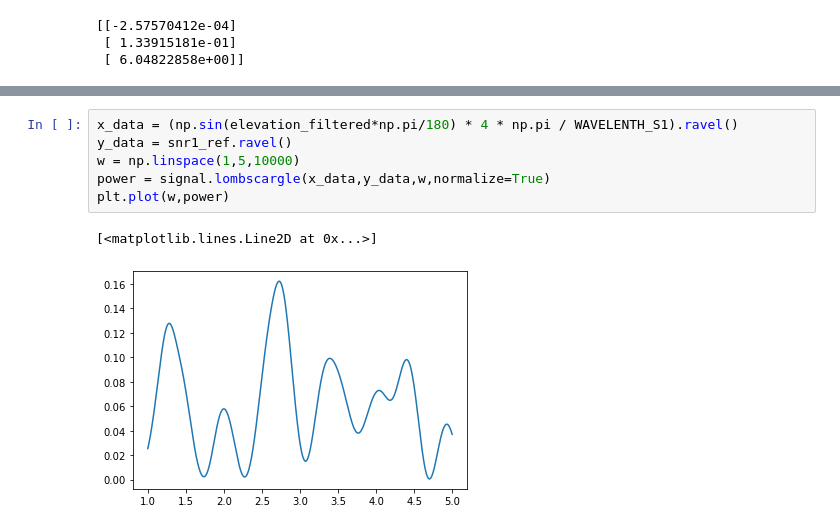
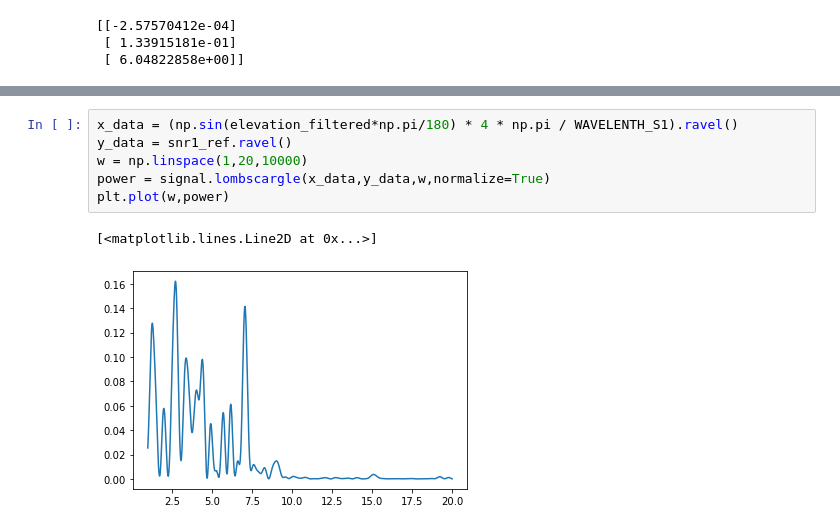
Before and after one commit to ziqing97/gnss_ir_analyze, a Jupyter notebook: src/test.ipynb, the cells around one changed output, grey strips where cells are left out. Drawn from its saved outputs; the diff is of its cells as text.

```diff
--- a/src/test.ipynb
+++ b/src/test.ipynb
@@ -117,9 +156,9 @@ plt.plot(snr1_ref)
 # %%
 x_data = (np.sin(elevation_filtered*np.pi/180) * 4 * np.pi / WAVELENTH_S1).ravel()
 y_data = snr1_ref.ravel()
-w = np.linspace(1,5,10000)
+w = np.linspace(1,20,10000)
 power = signal.lombscargle(x_data,y_data,w,normalize=True)
 plt.plot(w,power)
 # %% [output]
 [<matplotlib.lines.Line2D at 0x...>]
-[figure, old version]
+[figure, new version]
```
Also changed, not shown: parts of 17 cells of this notebook, 2 other files.
